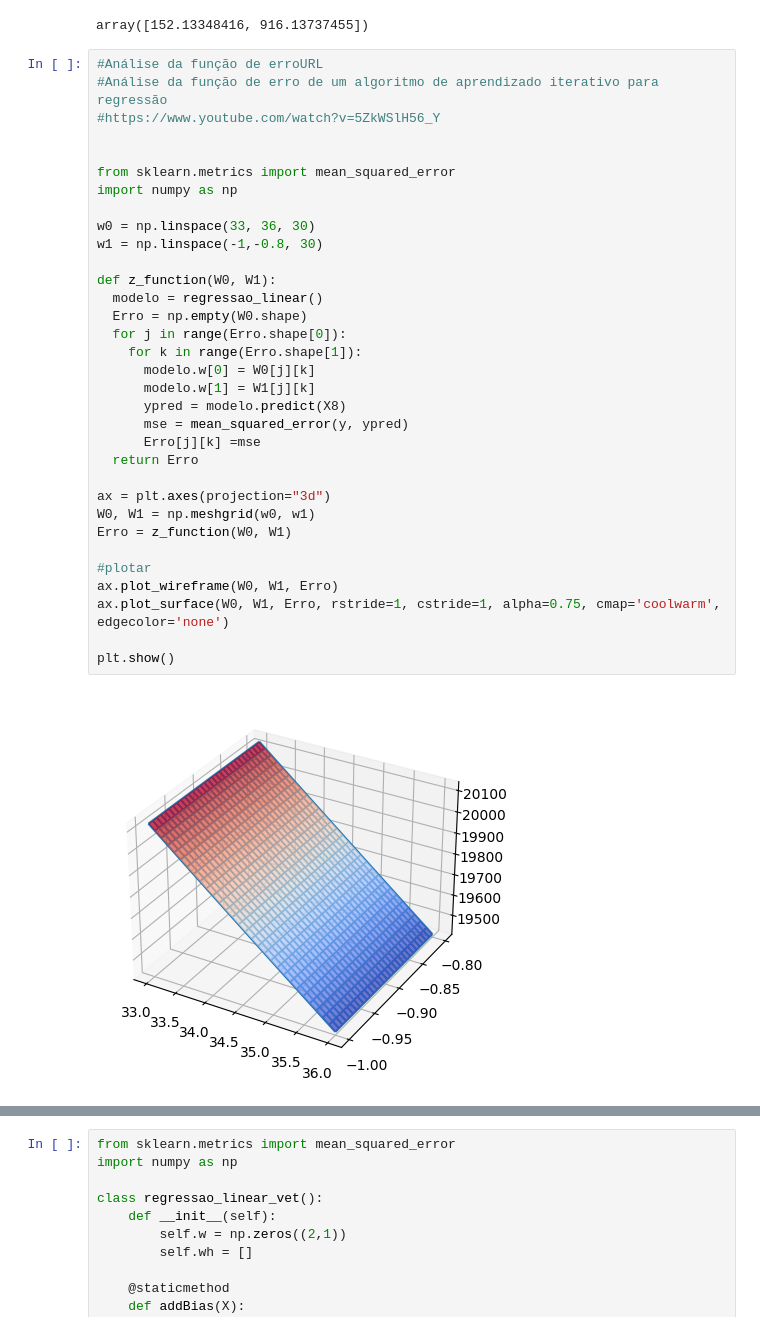
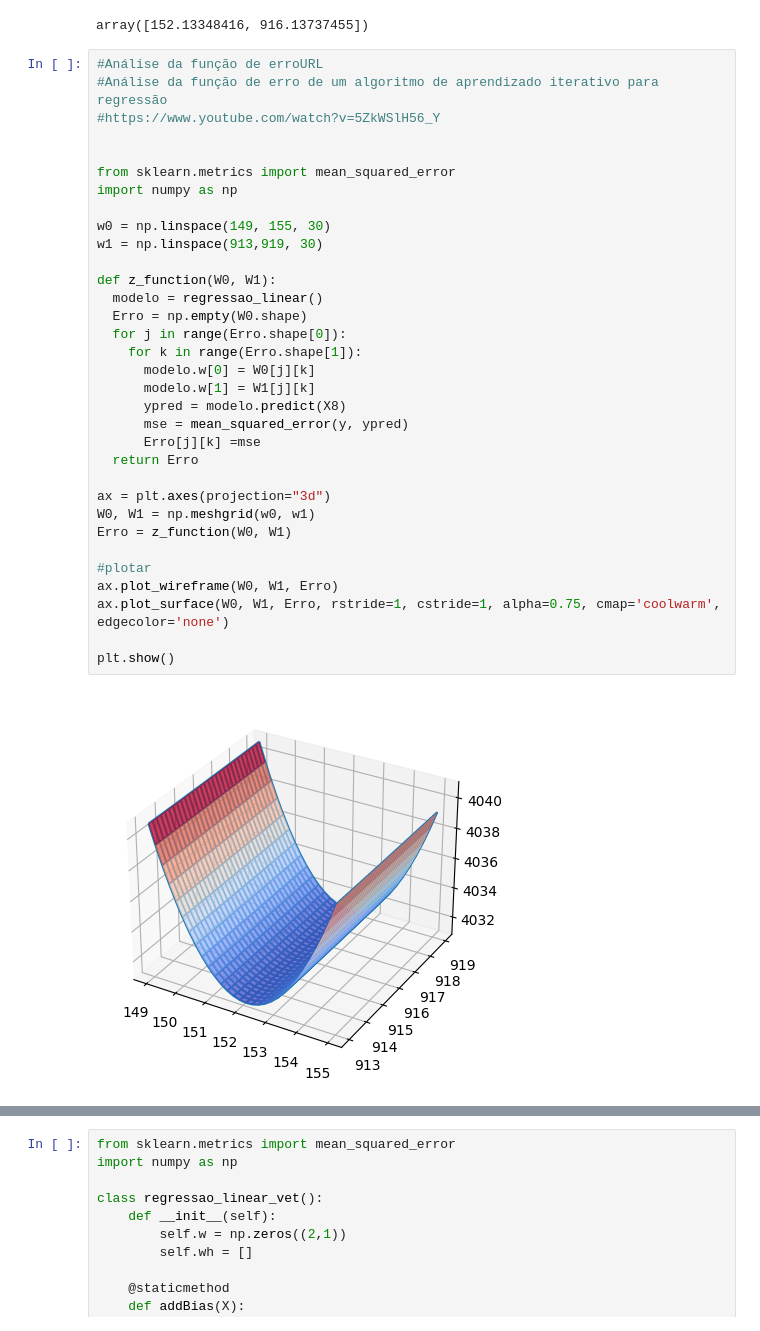
Before and after one commit to juridicodiniz/devai, a Jupyter notebook: 1_FernandoDIniz_Atividade_aula_1.ipynb, the cells around one changed output, grey strips where cells are left out. Cells and saved outputs as stored; diff of their text form.

Commit message:
Update 1_FernandoDIniz_Atividade_aula_1.ipynb
Correção de coeficientes na analise do erro em np.linspace

```diff
--- a/1_FernandoDIniz_Atividade_aula_1.ipynb
+++ b/1_FernandoDIniz_Atividade_aula_1.ipynb
@@ -324,36 +324,36 @@ array([152.13348416, 916.13737455])
 #Análise da função de erro de um algoritmo de aprendizado iterativo para regressão
 #https://www.youtube.com/watch?v=5ZkWSlH56_Y
 
 
 from sklearn.metrics import mean_squared_error
 import numpy as np
 
-w0 = np.linspace(33, 36, 30)
-w1 = np.linspace(-1,-0.8, 30)
+w0 = np.linspace(149, 155, 30)
+w1 = np.linspace(913,919, 30)
 
 def z_function(W0, W1):
   modelo = regressao_linear()
   Erro = np.empty(W0.shape)
   for j in range(Erro.shape[0]):
     for k in range(Erro.shape[1]):
       modelo.w[0] = W0[j][k]
       modelo.w[1] = W1[j][k]
       ypred = modelo.predict(X8)
       mse = mean_squared_error(y, ypred)
       Erro[j][k] =mse
   return Erro
 
 ax = plt.axes(projection="3d")
 W0, W1 = np.meshgrid(w0, w1)
 Erro = z_function(W0, W1)
 
 #plotar
 ax.plot_wireframe(W0, W1, Erro)
 ax.plot_surface(W0, W1, Erro, rstride=1, cstride=1, alpha=0.75, cmap='coolwarm', edgecolor='none')
 
 plt.show()
 # %% [output]
-[figure, old version]
+[figure, new version]
 # %%
 plt.ylabel("Erro")
 plt.xlabel("W0")
```
Also changed, not shown: parts of 2 cells of this notebook.
